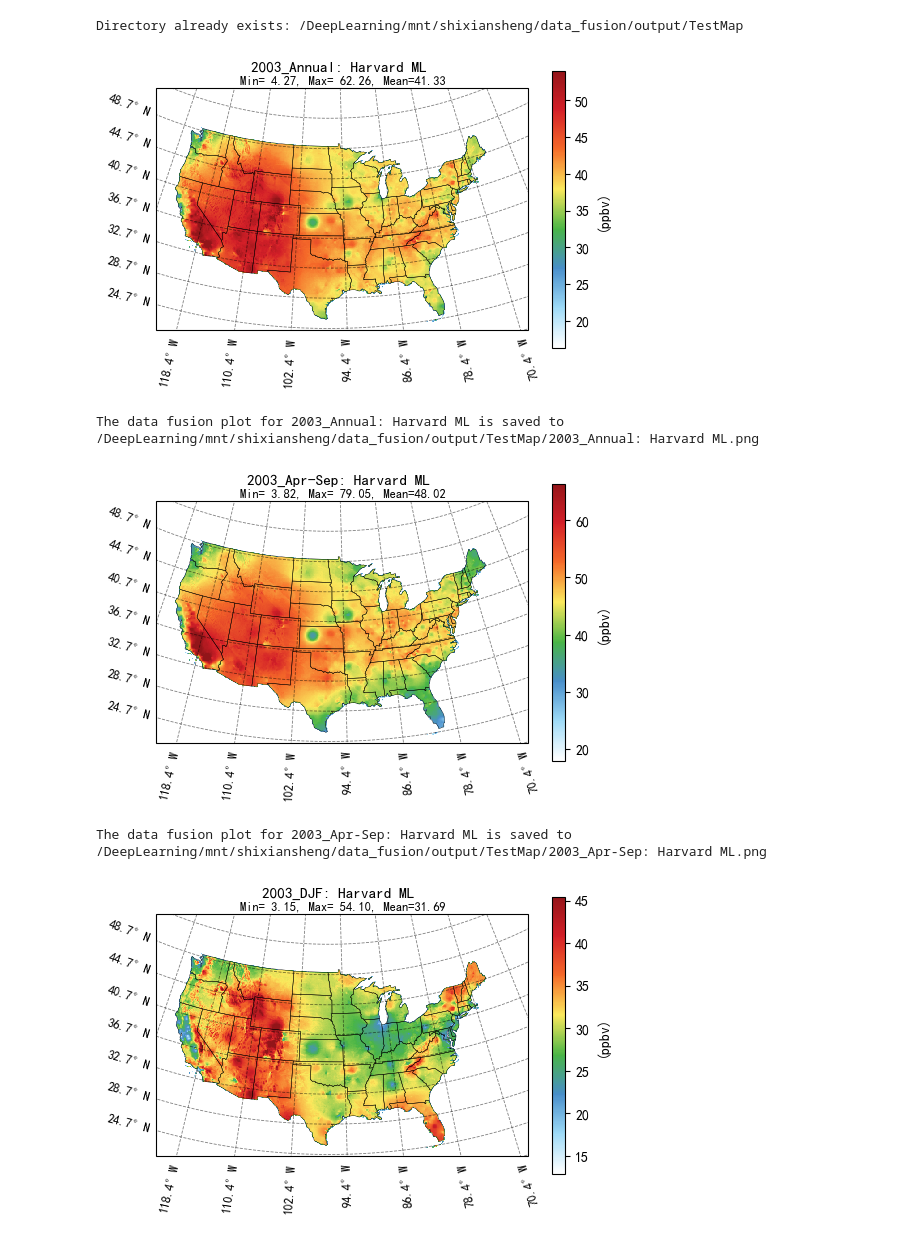
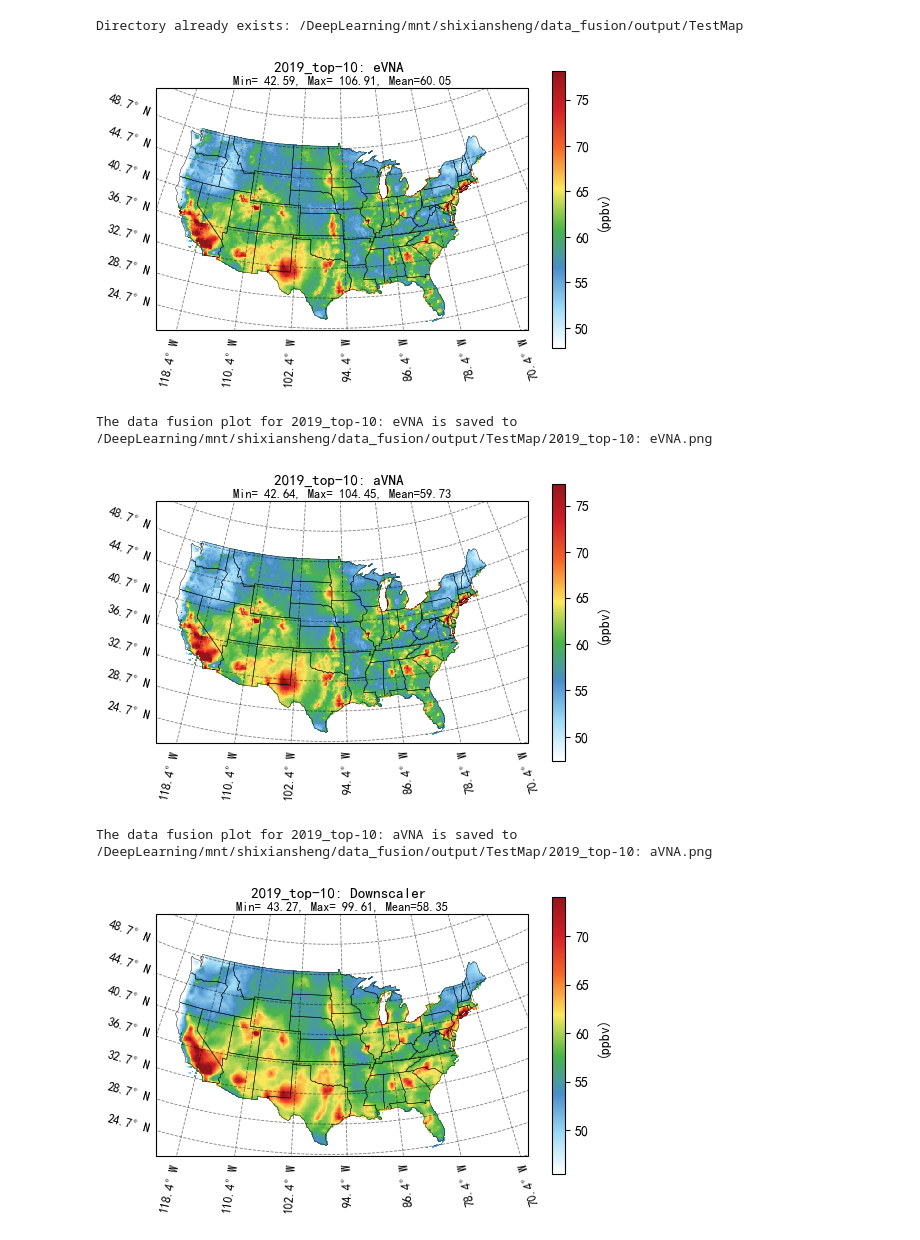
Before and after one commit to YuanTouMaoDie/O3MAT, a Jupyter notebook: Map.ipynb, the cells around one changed output. Drawn from its saved outputs; the diff is of its cells as text; code cells hidden in the pictures.

```diff
--- a/Map.ipynb
+++ b/Map.ipynb
@@ -149,7 +149,7 @@ def plot_us_map(
 
 if __name__ == "__main__":
     model_file = r"/backupdata/data_EPA/EQUATES/EQUATES_data/HR2DAY_LST_ACONC_v532_cb6r3_ae7_aq_WR413_MYR_STAGE_2011_12US1_2011.nc"
-    file_list = ["/DeepLearning/mnt/shixiansheng/data_fusion/output/DailyData_WithoutCV//2003_Data_WithoutCV_Metrics.csv"]
+    file_list = ["/DeepLearning/mnt/shixiansheng/data_fusion/output/DailyData_WithoutCV//2019_Data_WithoutCV_Metrics.csv"]
 
     #special metrics
     # key_periods = ['W126']
@@ -160,38 +160,37 @@ if __name__ == "__main__":
         'unit': "ppbv",
         'cmap_conc': cmaps.WhiteBlueGreenYellowRed,
        'show_lonlat': False,
         'is_wrf_out_data': True,
        'show_original_grid': True,
         'panel_layout': None,
         'title_fontsize': 11,
         'xy_title_fontsize': 9,
        'show_dependenct_colorbar': True,
        'show_domain_mean': True,
        'show_grid_line': True,
         'value_range': (None,None),
         # 'value_range': (None,None),
     }
 
     variable_settings = {
-        'variables': ['harvard_ml'],
-        # 'variables': ['avna_ozone'],
-        # 'variables': ['model'],
+        'variables': ['model','vna_ozone', 'evna_ozone', 'avna_ozone', 'ds_ozone', 'harvard_ml'],
+         'variables': ['evna_ozone','avna_ozone', 'ds_ozone','harvard_ml'],
        'settings': common_settings
     }
 
     # #自己设置
     # variable_settings = {
     #     'variables': ['CV'],
     #    'settings': common_settings
     # }
 
     for file in file_list:
         plot_us_map(file, model_file, variable_settings=variable_settings, key_periods=key_periods)
     print("Done!")
 # %% [output]
 Directory already exists: /DeepLearning/mnt/shixiansheng/data_fusion/output/TestMap
-[figure, old version]
+[figure, new version]
-The data fusion plot for 2003_Annual: Harvard ML is saved to /DeepLearning/mnt/shixiansheng/data_fusion/output/TestMap/2003_Annual: Harvard ML.png
+The data fusion plot for 2019_top-10: eVNA is saved to /DeepLearning/mnt/shixiansheng/data_fusion/output/TestMap/2019_top-10: eVNA.png
-[figure, old version]
+[figure, new version]
-The data fusion plot for 2003_Apr-Sep: Harvard ML is saved to /DeepLearning/mnt/shixiansheng/data_fusion/output/TestMap/2003_Apr-Sep: Harvard ML.png
+The data fusion plot for 2019_top-10: aVNA is saved to /DeepLearning/mnt/shixiansheng/data_fusion/output/TestMap/2019_top-10: aVNA.png
-[figure, old version]
+[figure, new version]
```
Also changed, not shown: parts of 1 cell of this notebook, 34 other files.
